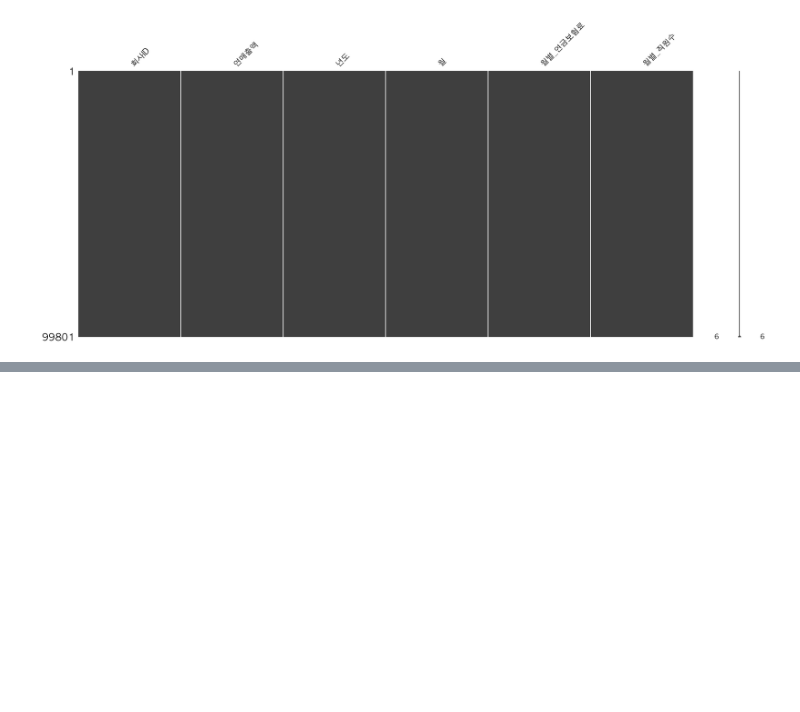
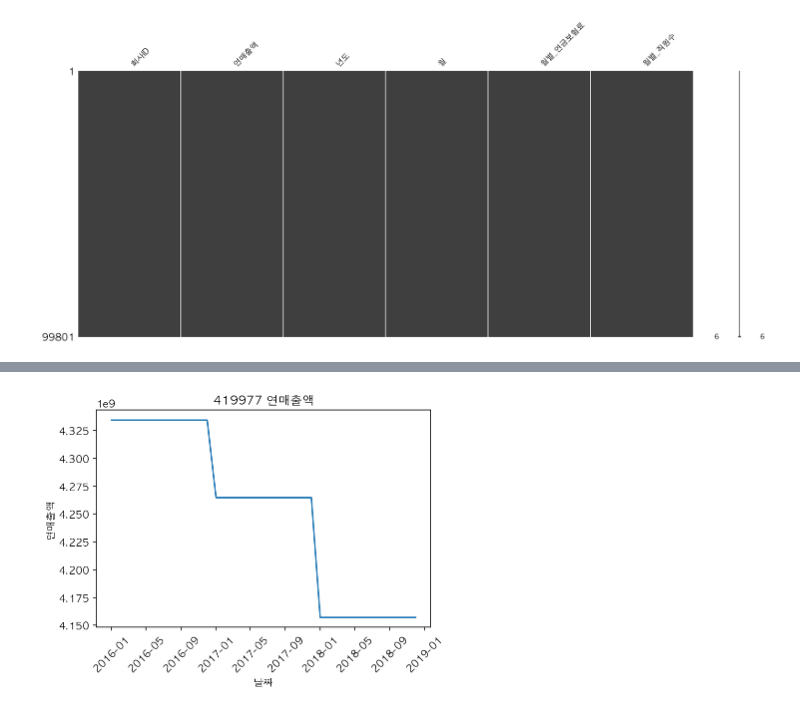
Before and after one commit to honeybeat1/team1_wanted_onboarding_2nd, a Jupyter notebook: Week1_이주영/week1_EDA.ipynb, the cells around one changed output, grey strips where cells are left out. Saved outputs shown, nothing was run; the diff lists cells and outputs as text; code cells hidden in the pictures; blank space fills up the shorter version.

```diff
--- a/Week1_이주영/week1_EDA.ipynb
+++ b/Week1_이주영/week1_EDA.ipynb
@@ -62,0 +196,4 @@ msno.matrix(df)
+# %%
+df["날짜"] = df["년도"].astype(str) + "-" + df["월"].astype(str)
+# %%
+df["날짜"] =pd.to_datetime(df["날짜"])
@@ -62,0 +229,9 @@ msno.matrix(df)
+# %%
+df_419977 = df[df["회사ID"]==419977]
+# df_419977
+# %%
+# 연매출액
+sns.lineplot(data=df_419977, x=df_419977.날짜, y=df_419977.연매출액).set_title("419977 연매출액");
+plt.xticks(rotation=45);
+# %% [output]
+[figure, added]
```
Also changed, not shown: parts of 82 cells of this notebook.
